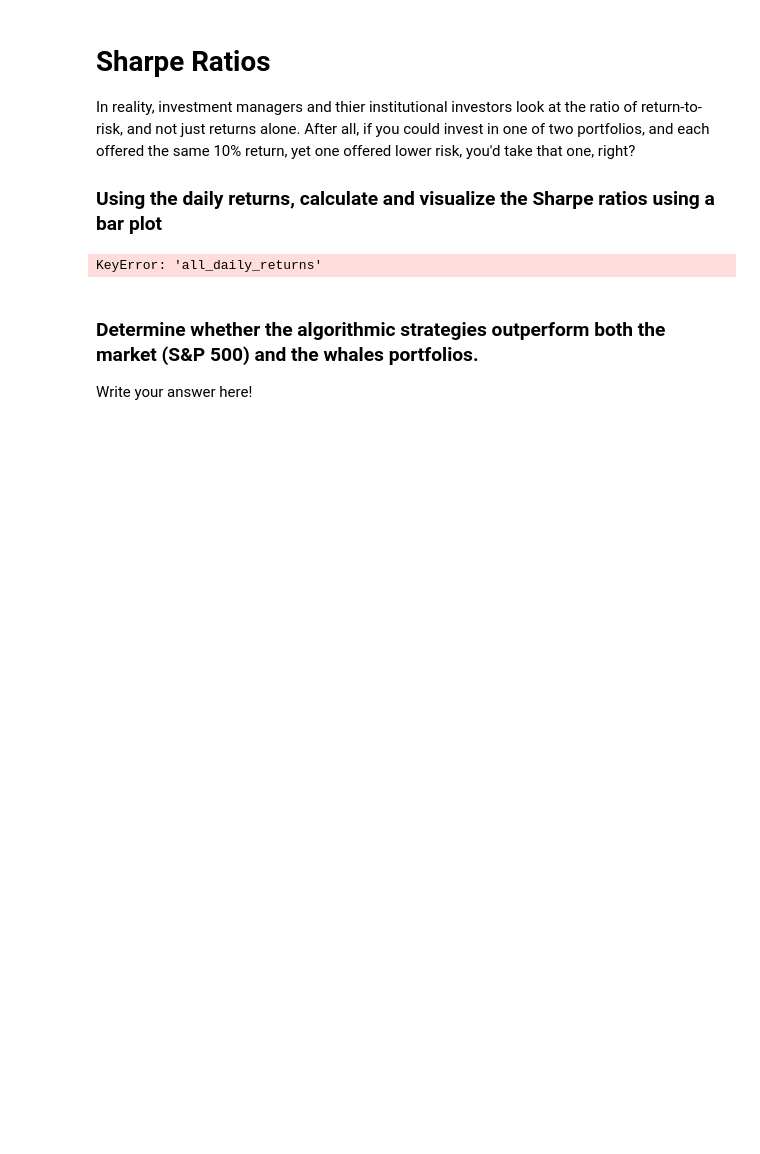
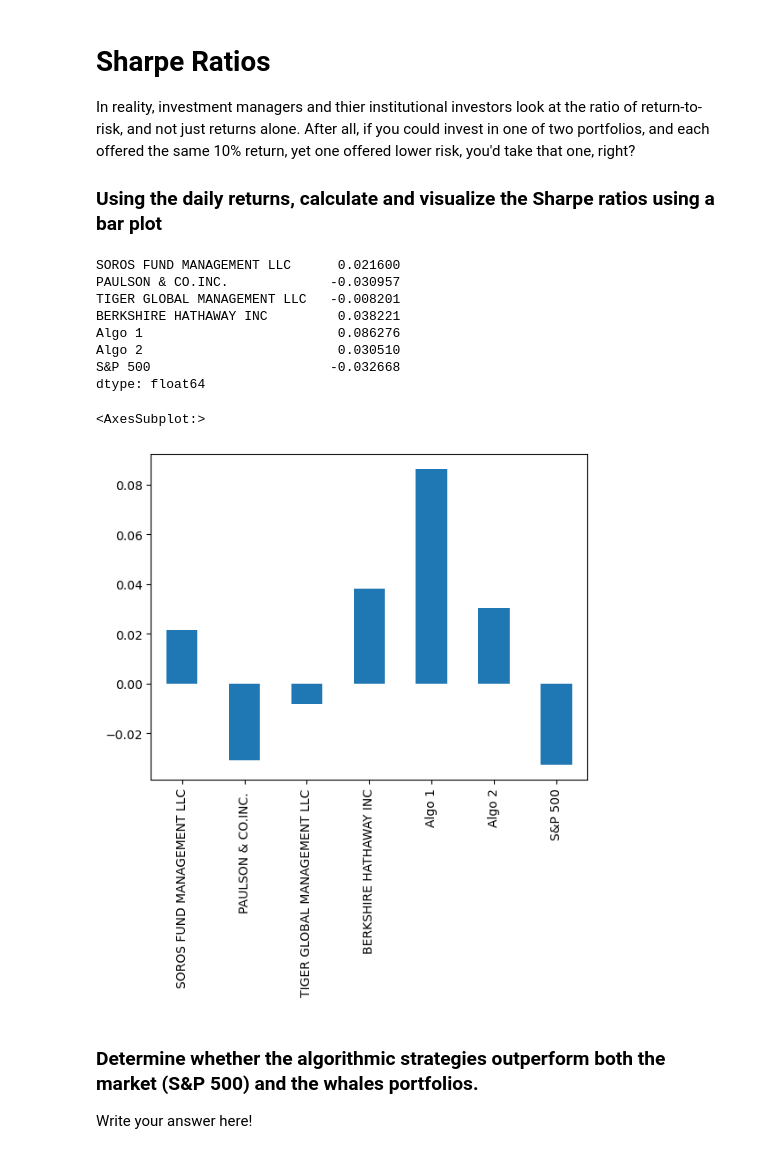
Before and after one commit to idamanue/Whale_analysis, a Jupyter notebook: whale_analysis.ipynb, the cells around one changed output. Cells and saved outputs as stored; diff of their text form; code cells hidden in the pictures; blank space fills up the shorter version.

```diff
--- a/whale_analysis.ipynb
+++ b/whale_analysis.ipynb
@@ -368,13 +368,23 @@ In reality, investment managers and thier institutional investors look at the ra
 ### Using the daily returns, calculate and visualize the Sharpe ratios using a bar plot
 # %%
 # Annualized Sharpe Ratios
-sharpe_ratios = combined_df[].mean()/combined_df_std
+sharpe_ratios = combined_df.mean()/combined_df_std
 sharpe_ratios
 # %% [output]
-KeyError: 'all_daily_returns'
+SOROS FUND MANAGEMENT LLC      0.021600
+PAULSON & CO.INC.             -0.030957
+TIGER GLOBAL MANAGEMENT LLC   -0.008201
+BERKSHIRE HATHAWAY INC         0.038221
+Algo 1                         0.086276
+Algo 2                         0.030510
+S&P 500                       -0.032668
+dtype: float64
 # %%
 # Visualize the sharpe ratios as a bar plot
-sharpe_ratios.plot(bar)
+sharpe_ratios.plot(kind = "bar")
+# %% [output]
+<AxesSubplot:>
+[figure, added]
 # %% [markdown]
 ### Determine whether the algorithmic strategies outperform both the market (S&P 500) and the whales portfolios.
 
```
Also changed, not shown: parts of 17 cells of this notebook.
